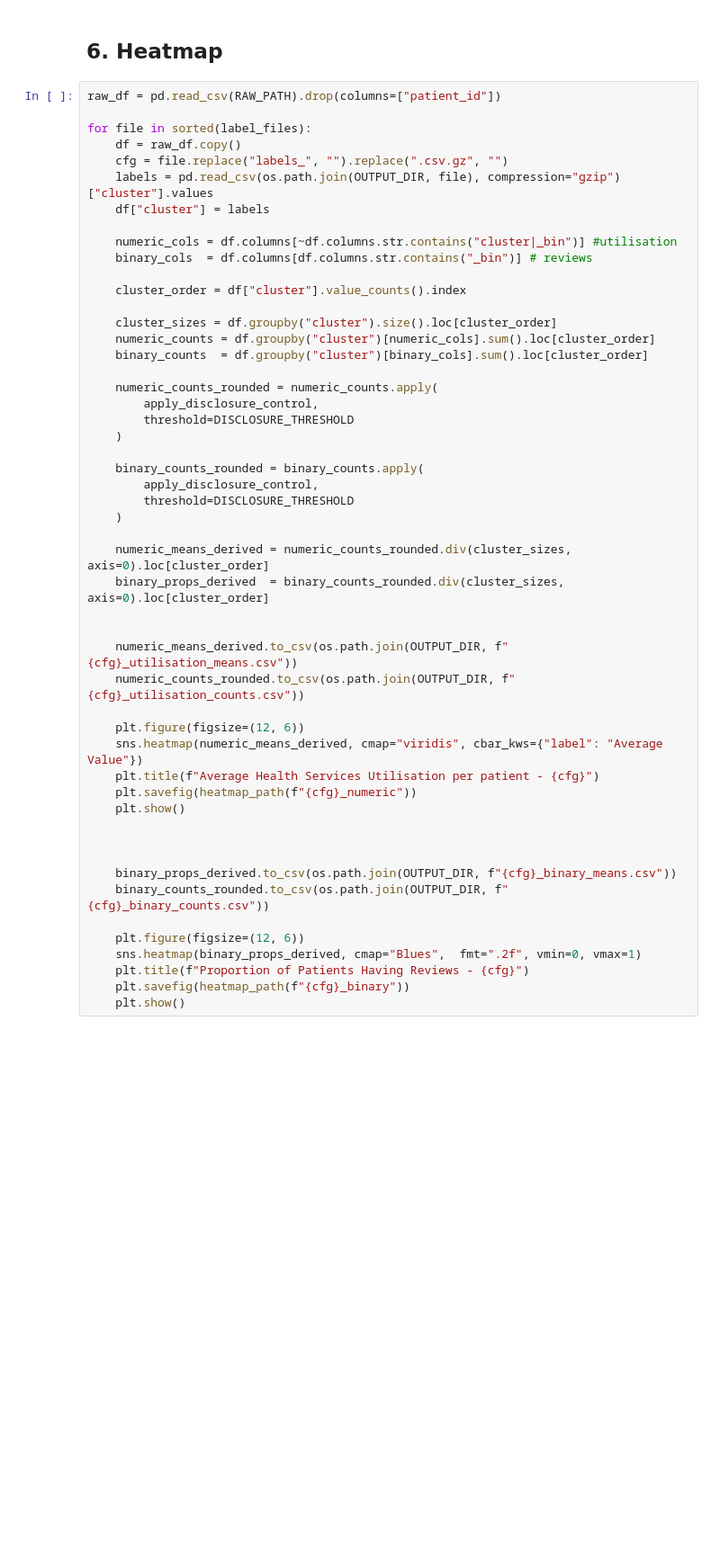
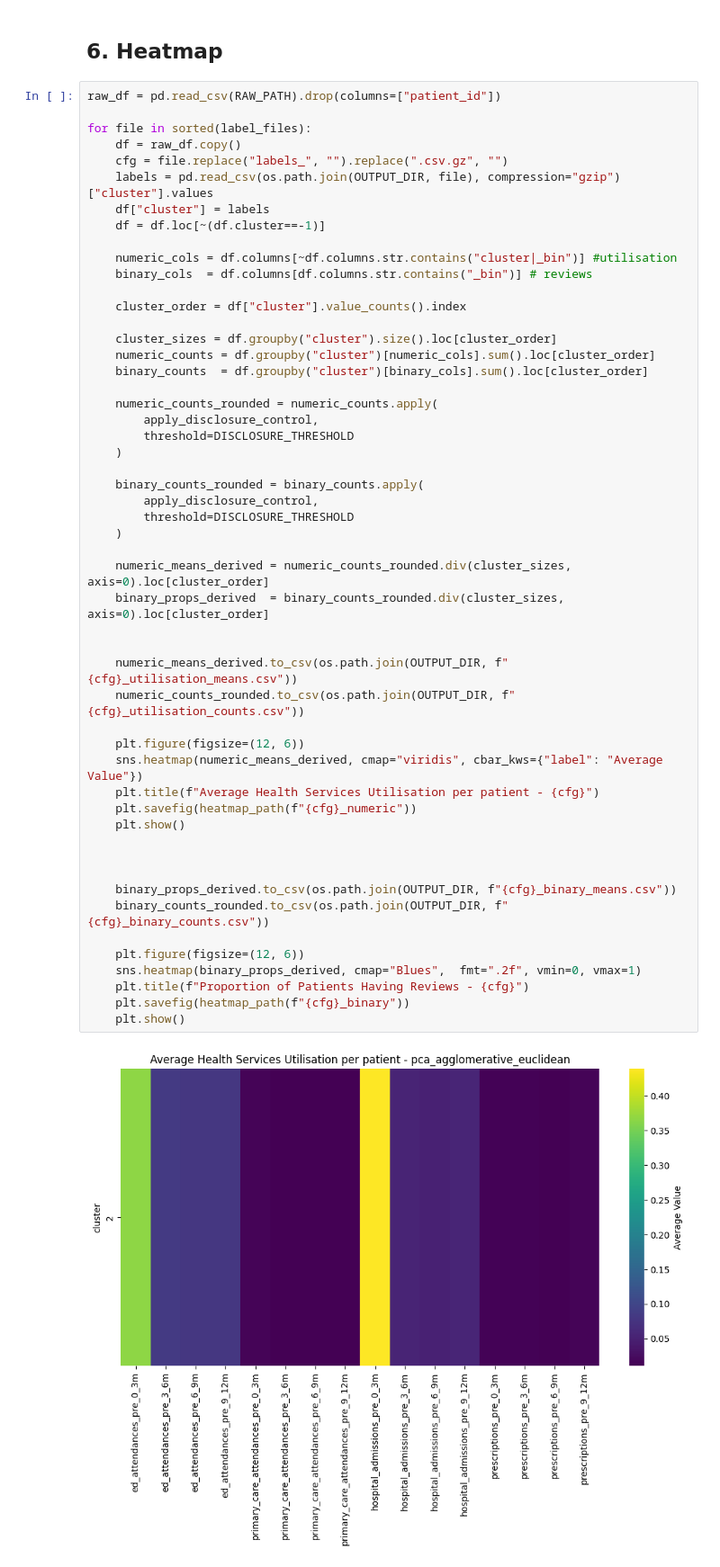
Before and after one commit to REDUCE-HF/reducehf, a Jupyter notebook: analysis/clustering/05_visualize_clusters.ipynb, the cells around one changed output. Shown at 90% size. Cells and saved outputs as stored; diff of their text form; blank space fills up the shorter version.

Commit message:
exclude cluster label -1 from heatmaps

```diff
--- a/analysis/clustering/05_visualize_clusters.ipynb
+++ b/analysis/clustering/05_visualize_clusters.ipynb
@@ -96,6 +139,7 @@ for file in sorted(label_files):
     cfg = file.replace("labels_", "").replace(".csv.gz", "")
     labels = pd.read_csv(os.path.join(OUTPUT_DIR, file), compression="gzip")["cluster"].values
     df["cluster"] = labels
+    df = df.loc[~(df.cluster==-1)]
 
     numeric_cols = df.columns[~df.columns.str.contains("cluster|_bin")] #utilisation
     binary_cols  = df.columns[df.columns.str.contains("_bin")] # reviews
@@ -112,30 +156,32 @@ for file in sorted(label_files):
     )
 
     binary_counts_rounded = binary_counts.apply(
         apply_disclosure_control,
         threshold=DISCLOSURE_THRESHOLD
     )
 
     numeric_means_derived = numeric_counts_rounded.div(cluster_sizes, axis=0).loc[cluster_order]
     binary_props_derived  = binary_counts_rounded.div(cluster_sizes, axis=0).loc[cluster_order]
 
 
     numeric_means_derived.to_csv(os.path.join(OUTPUT_DIR, f"{cfg}_utilisation_means.csv"))
     numeric_counts_rounded.to_csv(os.path.join(OUTPUT_DIR, f"{cfg}_utilisation_counts.csv"))
 
     plt.figure(figsize=(12, 6))
     sns.heatmap(numeric_means_derived, cmap="viridis", cbar_kws={"label": "Average Value"})
     plt.title(f"Average Health Services Utilisation per patient - {cfg}")
     plt.savefig(heatmap_path(f"{cfg}_numeric"))
     plt.show()
 
 
 
     binary_props_derived.to_csv(os.path.join(OUTPUT_DIR, f"{cfg}_binary_means.csv"))
     binary_counts_rounded.to_csv(os.path.join(OUTPUT_DIR, f"{cfg}_binary_counts.csv"))
 
     plt.figure(figsize=(12, 6))
     sns.heatmap(binary_props_derived, cmap="Blues",  fmt=".2f", vmin=0, vmax=1)
     plt.title(f"Proportion of Patients Having Reviews - {cfg}")
     plt.savefig(heatmap_path(f"{cfg}_binary"))
     plt.show()
+# %% [output]
+[figure, added]
```
Also changed, not shown: parts of 6 cells of this notebook, 1 other file.
